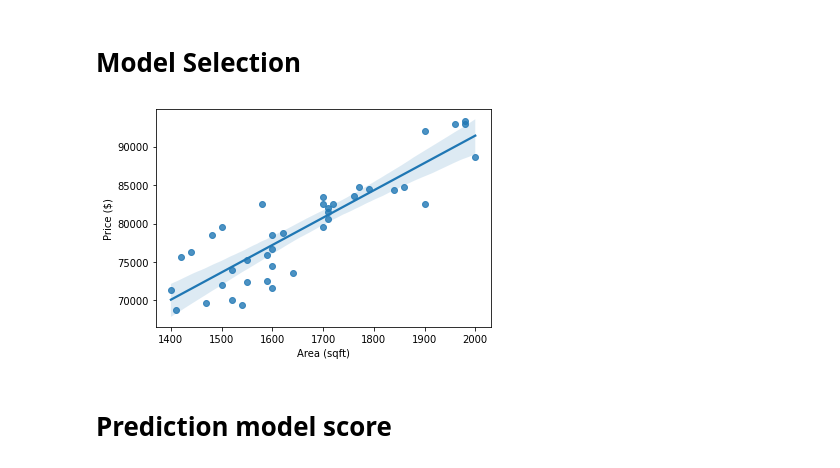
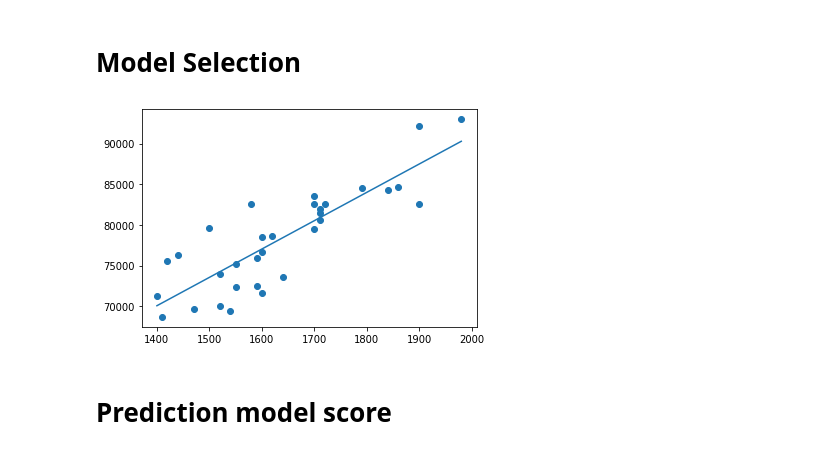
Before and after one commit to coderanandmaurya/Linear-Regression, a Jupyter notebook: linear_regression.ipynb, the cells around one changed output. Drawn from its saved outputs; the diff is of its cells as text; code cells hidden in the pictures.

```diff
--- a/linear_regression.ipynb
+++ b/linear_regression.ipynb
@@ -104,10 +104,13 @@ LR=LinearRegression()
 Regression_model=LR.fit(x_train,y_train)
 # %%
 y_pred=Regression_model.predict(x_test)
-# %%
-sns.regplot(data=data,x="Area (sqft)",y="Price ($)");
-# %% [output]
-[figure, removed]
+# %%
+prediction=LR.predict(np.sort(x_train, axis=0))
+plt.scatter(x_train, y_train)
+plt.plot(np.sort(x_train, axis=0),prediction)
+plt.show()
+# %% [output]
+[figure, added]
 # %% [markdown]
 # **Prediction model score**
 # %%
```
Also changed, not shown: parts of 5 cells of this notebook.
